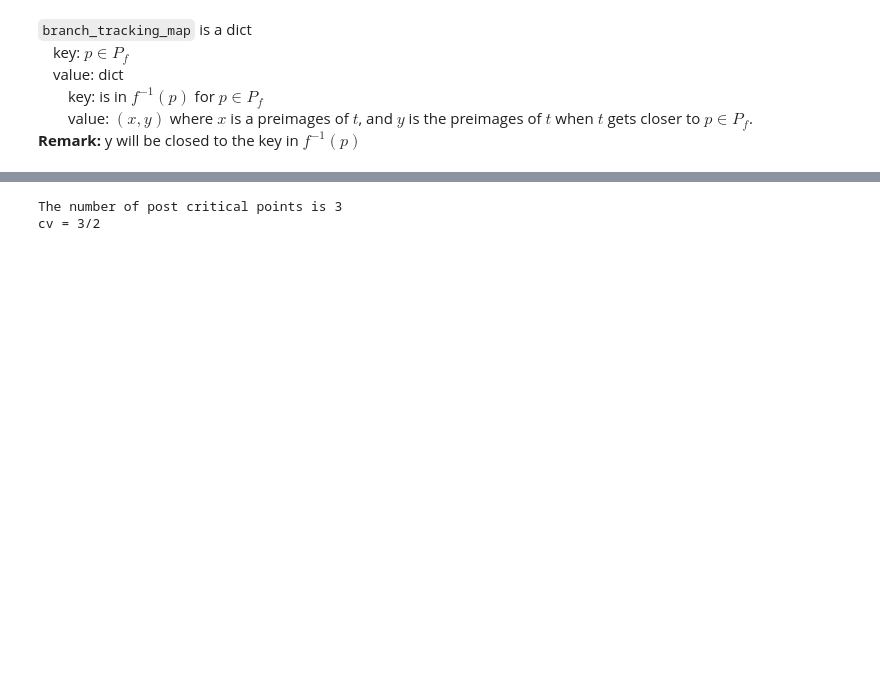
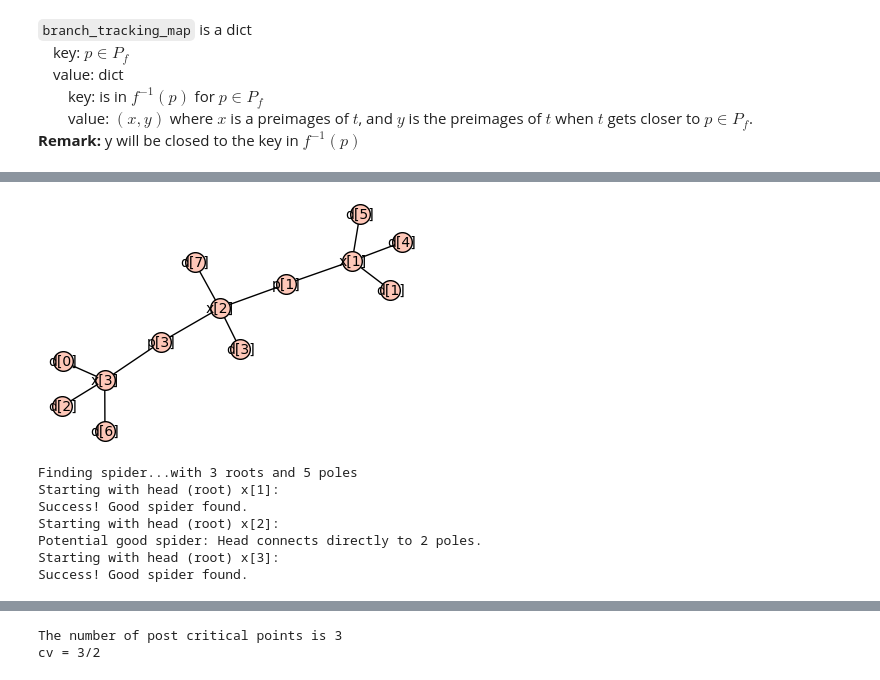
Before and after one commit to junwenwaynepeng/IteratedMonodromyGroup, a Jupyter notebook: IteratedMonodromyGroup.ipynb, the cells around one changed output, grey strips where cells are left out. Cells and saved outputs as stored; diff of their text form; code cells hidden in the pictures; blank space fills up the shorter version.

```diff
--- a/IteratedMonodromyGroup.ipynb
+++ b/IteratedMonodromyGroup.ipynb
@@ -641,3 +807,0 @@ def permutation_form(f, base_point, steps=10, boring_shift = 10):
-# %%
-g=1/x+100
-g^(-1)
@@ -816,11 +863,20 @@ def FindSpider2(G, roots_label):
 # %%
-for f in fs:
+#IMG = dict()
+for f in [f]:
+    f_is_polynomial = f.is_polynomial()
     branch_tracking_map, generators, label2index, crit_points, post_crit_points = permutation_form(f, base_point)
 
     data = branch_tracking_map
-    poles = list(post_crit_points)
+    poles = post_crit_points
     dots = []
     roots = []
+
+
+    if f_is_polynomial:
+        for key in data.keys():
+            if key[1] == 0:
+                k = key
+        del data[key]
 
     # 1. Create sets of strings to ensure perfect type-safe matching
     str_poles = {str(p) for p in poles}
@@ -859,16 +915,24 @@ for f in fs:
             str_dot = str(dot)
 
             if str_dot in dots_label:
-                pos_dict[dots_label[str_dot]] = [dot.real(), dot.imag()]
+                if str_dot == str(P(1,0)):
+                    pos_dict[dots_label[str_dot]] = [0, 10]
+                else:
+                    pos_dict[dots_label[str_dot]] = [dot[0].real(), dot[0].imag()]
                 dot_label = dots_label[str_dot]
             else:
-                pos_dict[poles_label[str_dot]] = [dot.real(), dot.imag()]
+                if str_dot == str(P(1,0)):
+                    pos_dict[poles_label[str_dot]] = [0, 10]
+                else:
+                    pos_dict[poles_label[str_dot]] = [dot[0].real(), dot[0].imag()]
                 dot_label = poles_label[str_dot]
 
             for x, y in data[generator][dot]:
                 str_x = str(x)
                 G.add_edges([(dot_label, roots_label[str_x], f'{poles_label[str_gen]}')])
-                pos_dict[roots_label[str_x]] = [x.real(), x.imag()]
+                pos_dict[roots_label[str_x]] = [x[0].real(), x[0].imag()]
     print(f'f = {f}, the number of post critical points is {len(post_crit_points)}')
-    FindSpider2(G, roots_label)
+    IMG[str(f)] = (G, poles_label, dots_label, roots_label)
+    #FindSpider2(G, roots_label)
+print(IMG)
 # %% [output]
@@ -974,3 +1005,16 @@ branch_tracking_map, generators, label2index, crit_points, post_crit_points = pe
+# %%
+for f in [f]:
+    IMG[str(f)][0].show()
+    FindSpider(IMG[str(f)][0], IMG[str(f)][3], IMG[str(f)][1])
+# %% [output]
+[figure, added]
+Finding spider...with 3 roots and 5 poles
+Starting with head (root) x[1]:
+Success! Good spider found.
+Starting with head (root) x[2]:
+Potential good spider: Head connects directly to 2 poles.
+Starting with head (root) x[3]:
+Success! Good spider found.
 # %%
 data = branch_tracking_map
 poles = list(post_crit_points)
```
Also changed, not shown: parts of 15 cells of this notebook.
